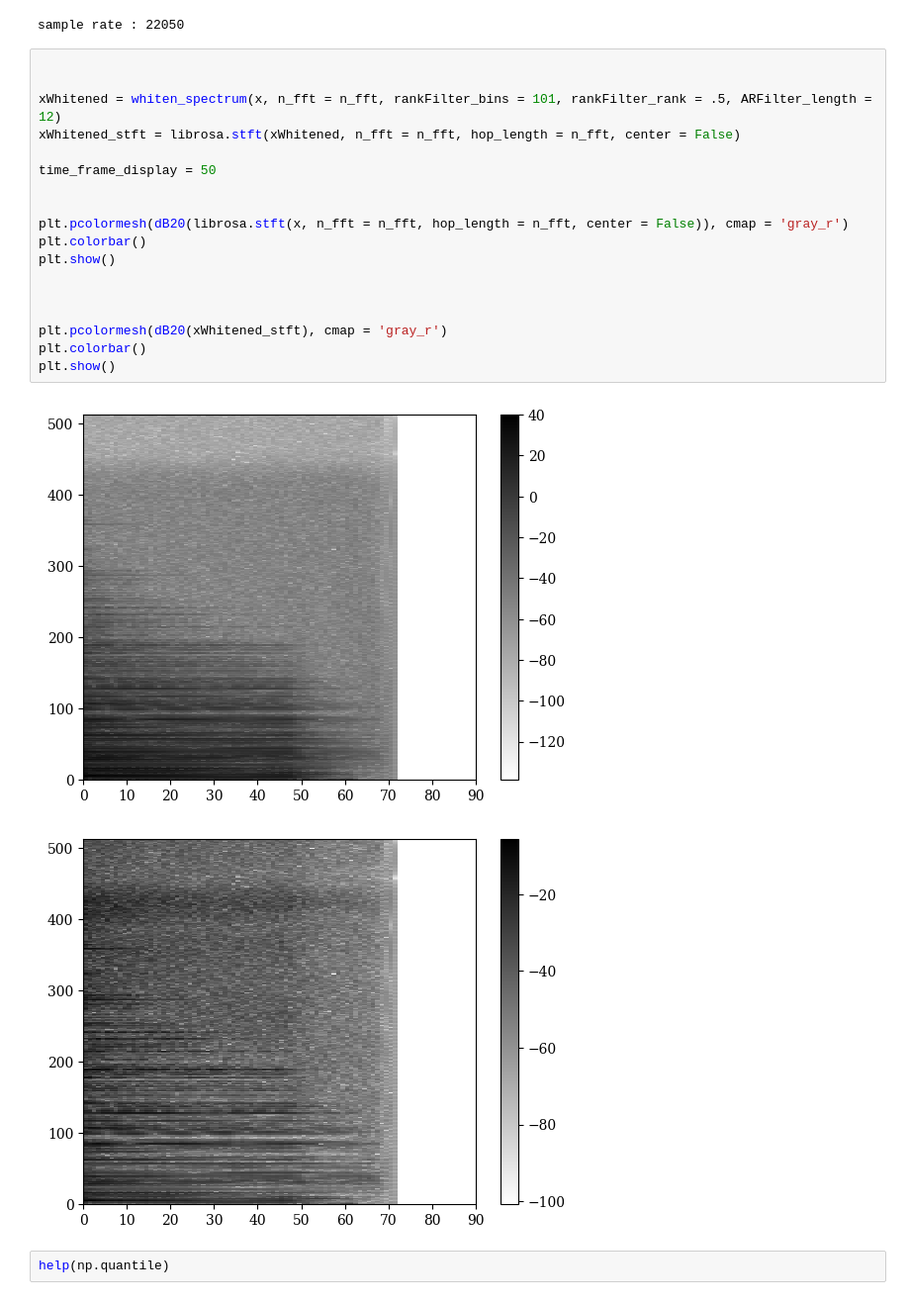
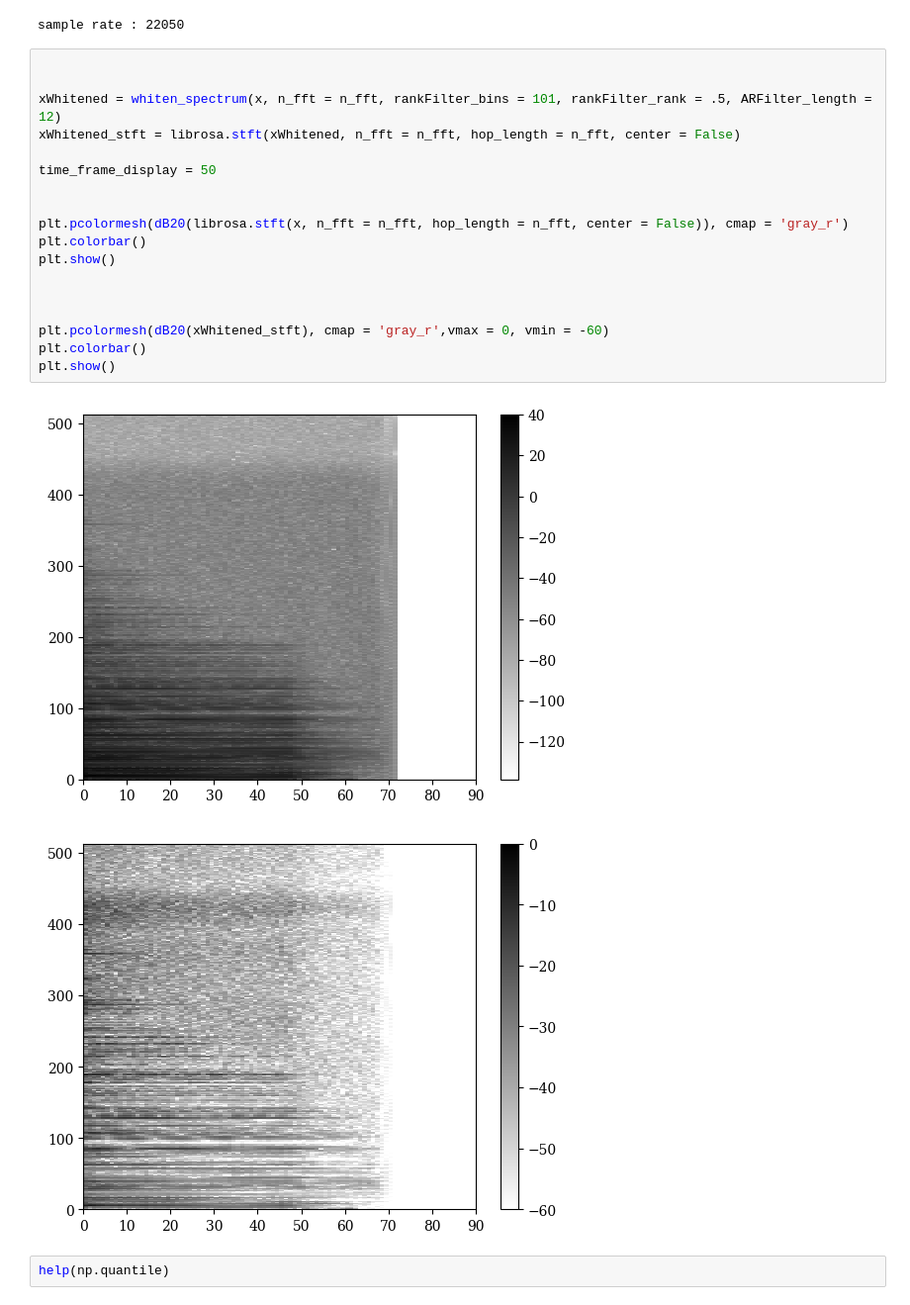
Before and after one commit to peladeaucome/ATIAM-PAM-AnalyseInstruments, a Jupyter notebook: Notebooks/come.ipynb, the cells around one changed output. Shown at 99% size. Cells and saved outputs as stored; diff of their text form.

```diff
--- a/Notebooks/come.ipynb
+++ b/Notebooks/come.ipynb
@@ -85,24 +85,24 @@ sample rate : 22050
 # %%
 
 
 xWhitened = whiten_spectrum(x, n_fft = n_fft, rankFilter_bins = 101, rankFilter_rank = .5, ARFilter_length = 12)
 xWhitened_stft = librosa.stft(xWhitened, n_fft = n_fft, hop_length = n_fft, center = False)
 
 time_frame_display = 50
 
 
 plt.pcolormesh(dB20(librosa.stft(x, n_fft = n_fft, hop_length = n_fft, center = False)), cmap = 'gray_r')
 plt.colorbar()
 plt.show()
 
 
 
-plt.pcolormesh(dB20(xWhitened_stft), cmap = 'gray_r')
+plt.pcolormesh(dB20(xWhitened_stft), cmap = 'gray_r',vmax = 0, vmin = -60)
 plt.colorbar()
 plt.show()
 # %% [output]
 [figure]
-[figure, old version]
+[figure, new version]
 # %%
 help(np.quantile)
 # %% [output]
```
Also changed, not shown: 1 other file.
